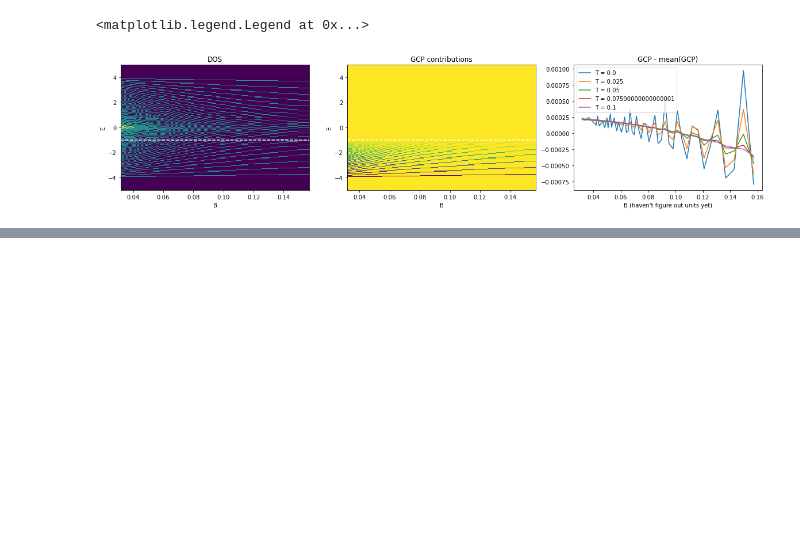
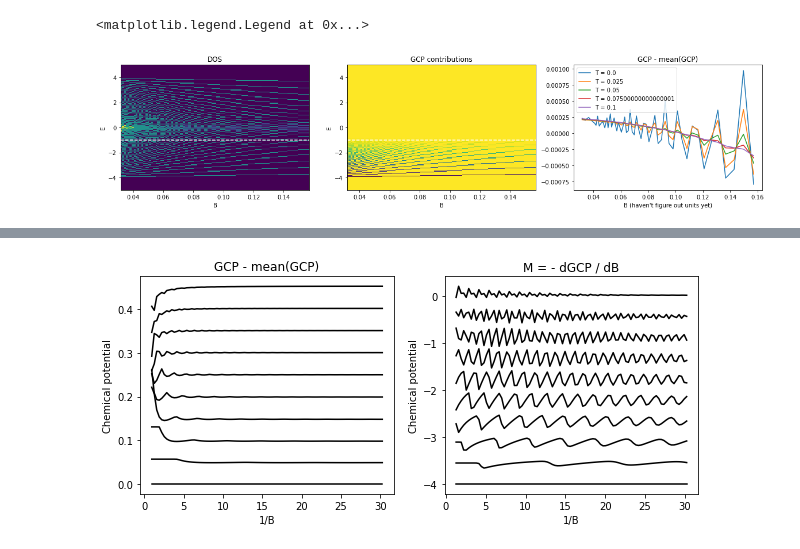
Before and after one commit to TomHodson/QO, a Jupyter notebook: notebooks/3) Oscillation with B.ipynb, the cells around one changed output, grey strips where cells are left out. Saved outputs shown, nothing was run; the diff lists cells and outputs as text; code cells hidden in the pictures; blank space fills up the shorter version.

```diff
--- a/notebooks/3) Oscillation with B.ipynb
+++ b/notebooks/3) Oscillation with B.ipynb
@@ -35,11 +32,8 @@ t = vec2(1,1),
 #size of the magnetic unit cell in each direction, L_y = 2 and large L_x means small magenetic field
 #L = vec2(10,1),
 
-#the k_x and y in real space at which to evaluate the hamiltionian
-k = vec2(0,0),
-
 #the number of unit cells to tile in each direction
-N = vec2(1, 1),
+N = vec2(5, 5),
 )
 
 bins = np.linspace(-5,5,200)
@@ -91,3 +85,70 @@ L_x = [99 96 92 89 86 83 80 77 75 73 71 69 67 65 63 62 60 59 57 56 55 54 52 51
  20 20 20 20]
 <matplotlib.legend.Legend at 0x...>
 [figure]
+# %%
+min_phi, max_phi = np.pi / 300, np.pi / 10
+min_L_x, max_L_x = np.floor(1 / max_phi), np.ceil(1 / min_phi)
+N = 10
+
+print(f"""
+min_phi, max_phi = {min_phi, max_phi}
+min_L_x, max_L_x = {min_L_x, max_L_x}
+N = {N}
+""")
+L_x = np.arange(min_L_x, max_L_x, dtype = int)
+
+print(f"""
+Doing a sweep over L_x producing a sweep over B
+L_x = {L_x}
+
+""")
+#L_x = np.arange(1,50,1)
+
+params = Munch(
+#hopping parameters in each direction
+t = vec2(1,1),
+
+#size of the magnetic unit cell in each direction, L_y = 2 and large L_x means small magenetic field
+#L = vec2(10,1),
+
+#the k_x and y in real space at which to evaluate the hamiltionian
+#k = vec2(0,0),
+
+#the number of unit cells to tile in each direction
+N = vec2(5, 5),
+)
+
+bins = np.linspace(-5,5,200)
+mu = -1
+T = 0.01
+B = np.pi / L_x
+Mus = np.linspace(-4,0,10)
+
+GCPs = np.zeros([len(Mus), len(L_x)])
+
+for i, lx in enumerate(L_x):
+    eigs = eigs_over_k(k_space_H, L = vec2(lx, 1), **params)
+    for j, mu in enumerate(Mus):
+        GCPs[j, i] = GCP(eigs, mu, T)
+
+
+
+dGCP = np.diff(GCPs, axis = -1)
+dB = np.diff(B)
+M = - dGCP / dB
+
+f, axes = plt.subplots(ncols = 2, figsize = (10,4))
+
+for j, mu in enumerate(Mus):
+    axes[0].plot(B[:]**-1, GCPs[j] - np.mean(GCPs[j]) + 0.05*j, label = f"$\mu$ = {mu}", color = 'k')
+
+axes[0].set(xlabel = "1/B", title = "GCP - mean(GCP)")
+
+for j, mu in enumerate(Mus):
+    axes[1].plot(B[1:]**-1, M[j] + mu, label = f"$\mu$ = {mu}", color = 'k')
+
+axes[1].set(xlabel = "1/B", title = "M = - dGCP / dB")
+for a in axes:
+    a.set(ylabel = "Chemical potential")
+f.savefig("GCP_oscillations.png")
+# %% [output]
@@ -93,0 +165 @@ L_x = [99 96 92 89 86 83 80 77 75 73 71 69 67 65 63 62 60 59 57 56 55 54 52 51
+[figure, added]
```
Also changed, not shown: parts of 4 cells of this notebook, 10 other files.
